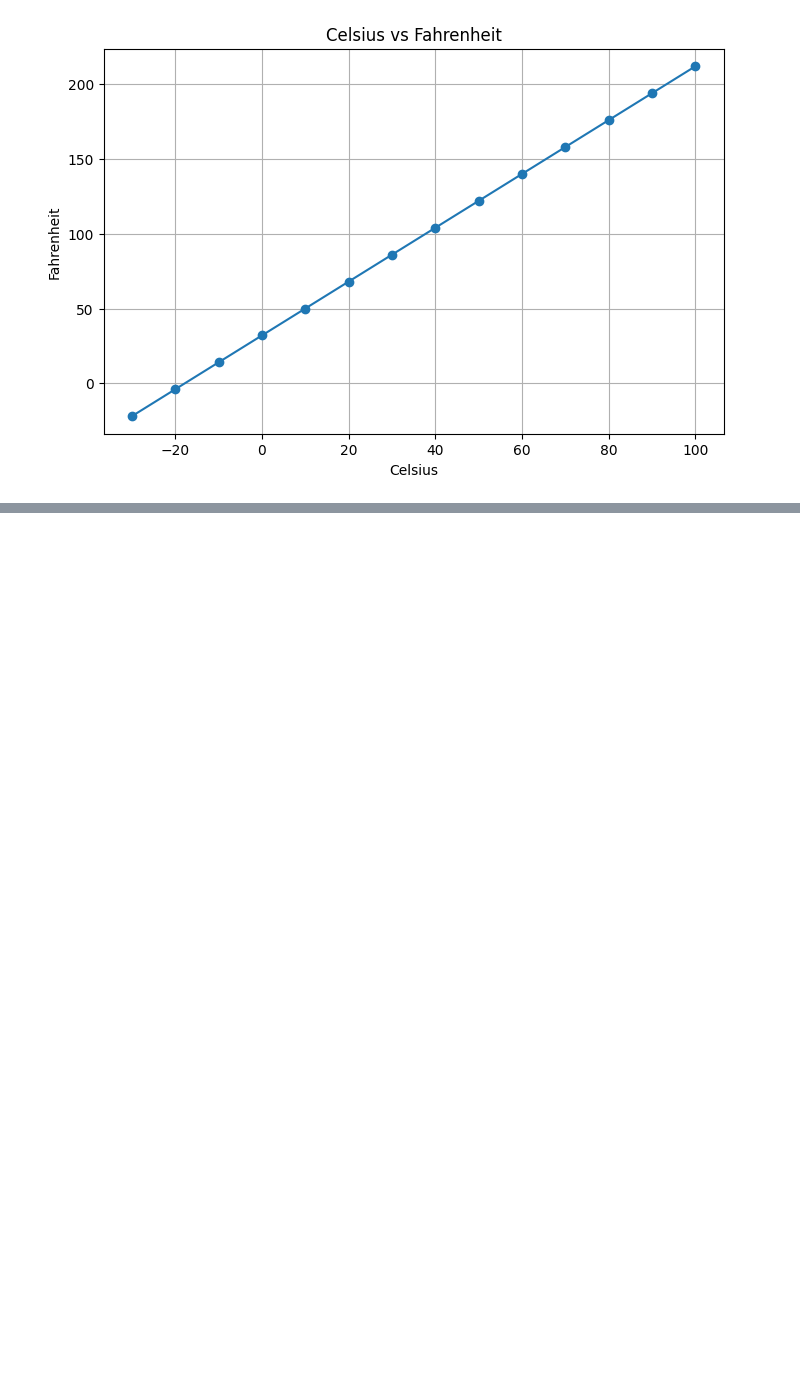
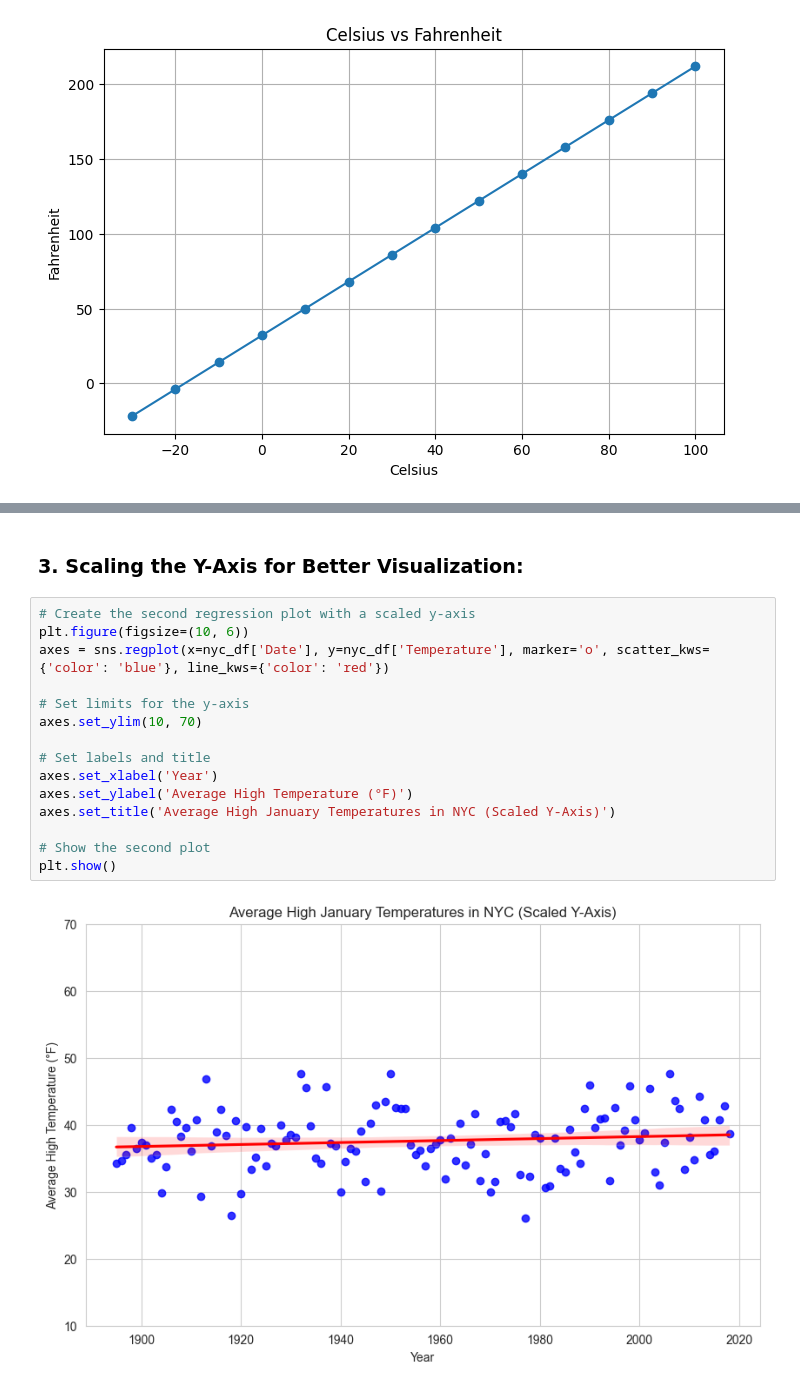
Before and after one commit to Elen-tesfai/datafun-07-ml, a Jupyter notebook: elen_ml.ipynb, the cells around one changed output, grey strips where cells are left out. Drawn from its saved outputs; the diff is of its cells as text; blank space fills up the shorter version.

```diff
--- a/elen_ml.ipynb
+++ b/elen_ml.ipynb
@@ -103,0 +216,19 @@ print(df.tail())
+# %% [markdown]
+### 3. Scaling the Y-Axis for Better Visualization:
+# %%
+# Create the second regression plot with a scaled y-axis
+plt.figure(figsize=(10, 6))
+axes = sns.regplot(x=nyc_df['Date'], y=nyc_df['Temperature'], marker='o', scatter_kws={'color': 'blue'}, line_kws={'color': 'red'})
+
+# Set limits for the y-axis
+axes.set_ylim(10, 70)
+
+# Set labels and title
+axes.set_xlabel('Year')
+axes.set_ylabel('Average High Temperature (°F)')
+axes.set_title('Average High January Temperatures in NYC (Scaled Y-Axis)')
+
+# Show the second plot
+plt.show()
+# %% [output]
+[figure, added]
```
Also changed, not shown: parts of 24 cells of this notebook.
